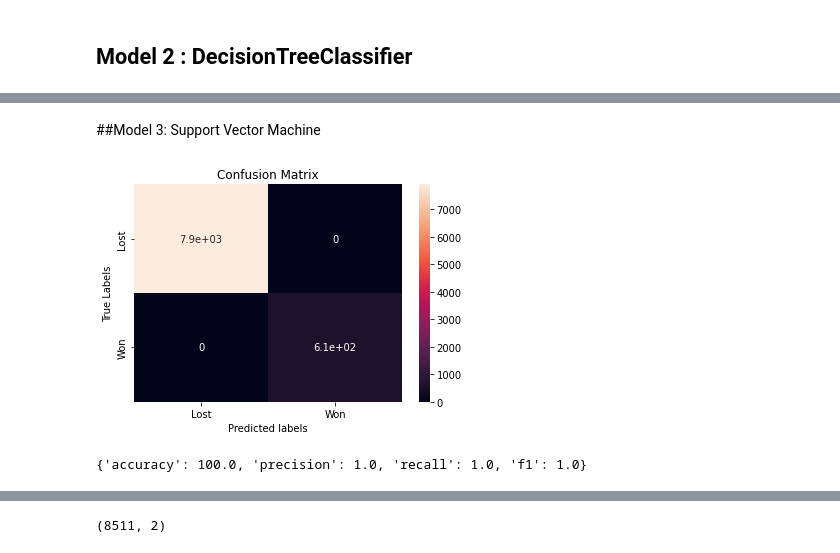
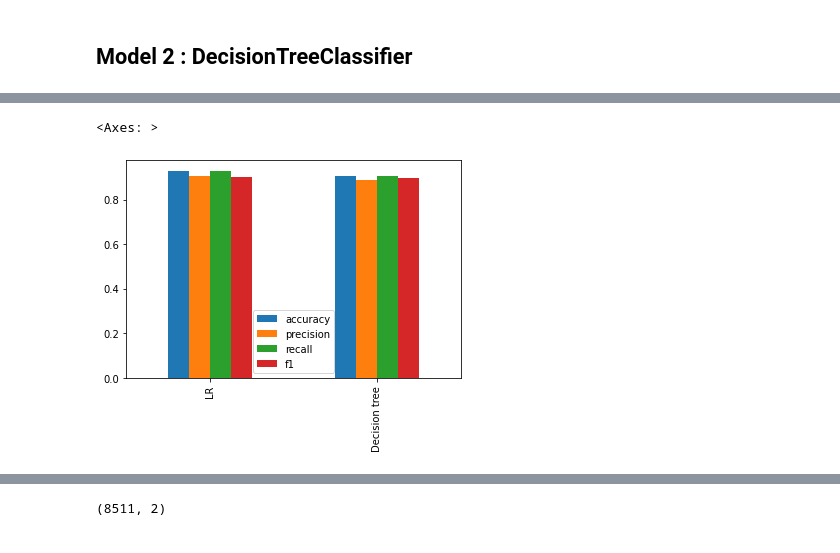
Before and after one commit to ayushs0911/Projects, a Jupyter notebook: Assignment_.ipynb, the cells around one changed output, grey strips where cells are left out. Drawn from its saved outputs; the diff is of its cells as text; code cells hidden in the pictures.

```diff
--- a/Assignment_.ipynb
+++ b/Assignment_.ipynb
@@ -461,2 +448,0 @@ decision_tree_model_result
-# %% [markdown]
-##Model 3: Support Vector Machine
@@ -466,12 +449,11 @@ svm_cv = svm.fit(X_train, y_train)
-# %%
-yhat_svm = svm_cv.predict(X_test)
-plot_confusion_matrix(y_test, yhat_svm)
-# %% [output]
-[figure, removed]
-# %%
-svm_model_result = calculate_results(y_true = y_test,
-                                     y_pred = yhat_svm)
-svm_model_result
-# %% [output]
-{'accuracy': 100.0, 'precision': 1.0, 'recall': 1.0, 'f1': 1.0}
+# %%
+all_model_results = pd.DataFrame({'LR':logistic_regression_model_result,
+                                  'Decision tree' : decision_tree_model_result}).T
+# %%
+
+all_model_results['accuracy'] = all_model_results['accuracy']/100
+all_model_results.plot(kind = 'bar')
+# %% [output]
+<Axes: >
+[figure, added]
 # %% [markdown]
```
Also changed, not shown: parts of 23 cells of this notebook.
